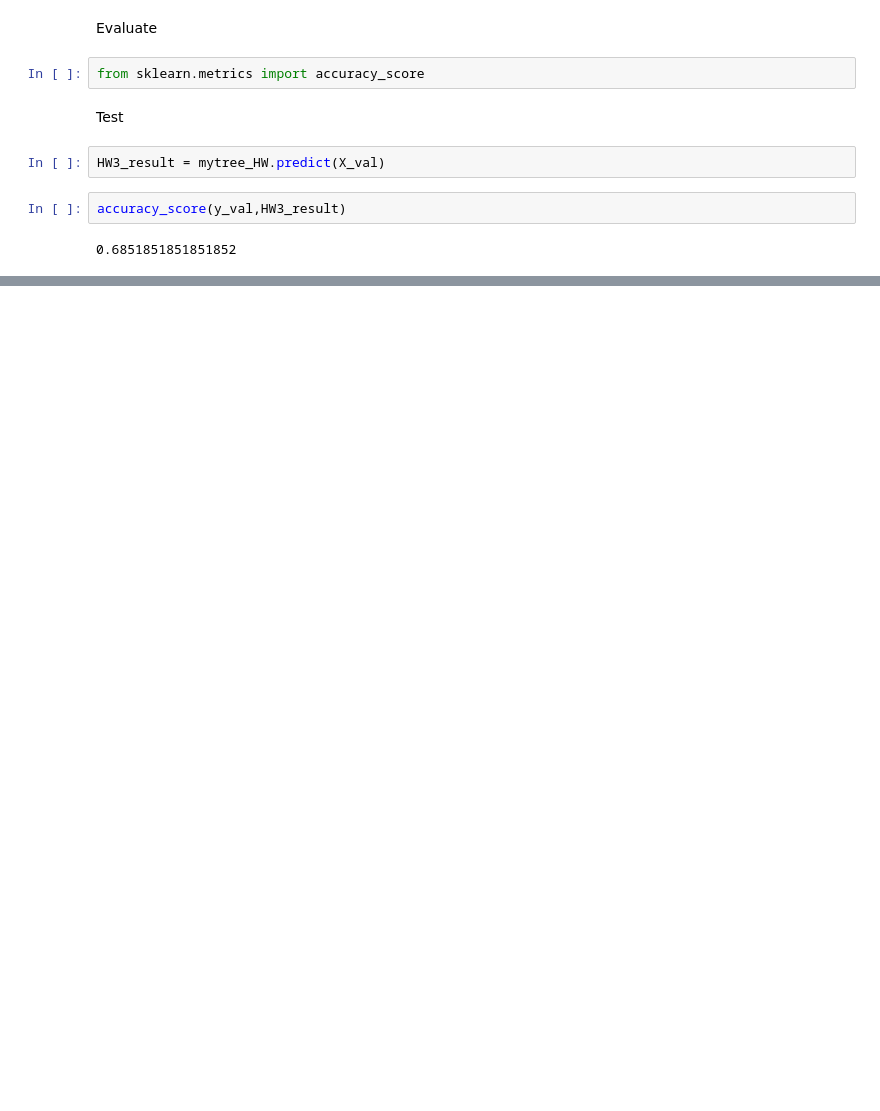
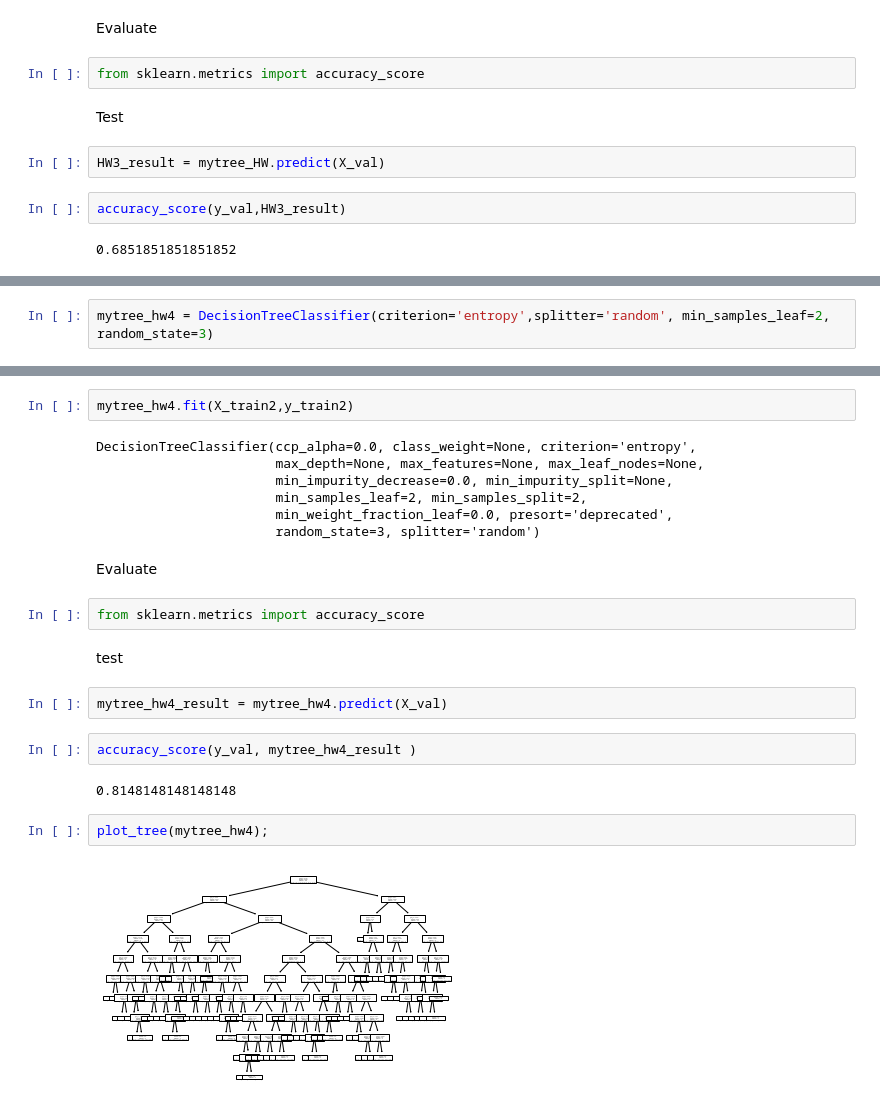
Before and after one commit to Chanunchida-May/DWDM21, a Jupyter notebook: Chapter7_Classification_(Decision_Tree).ipynb, the cells around one changed output, grey strips where cells are left out. Cells and saved outputs as stored; diff of their text form; blank space fills up the shorter version.

```diff
--- a/Chapter7_Classification_(Decision_Tree).ipynb
+++ b/Chapter7_Classification_(Decision_Tree).ipynb
@@ -336,0 +345,2 @@ accuracy_score(y_val,HW3_result)
+# %%
+mytree_hw4 = DecisionTreeClassifier(criterion='entropy',splitter='random', min_samples_leaf=2, random_state=3)
@@ -336,0 +349,25 @@ accuracy_score(y_val,HW3_result)
+# %%
+mytree_hw4.fit(X_train2,y_train2)
+# %% [output]
+DecisionTreeClassifier(ccp_alpha=0.0, class_weight=None, criterion='entropy',
+                       max_depth=None, max_features=None, max_leaf_nodes=None,
+                       min_impurity_decrease=0.0, min_impurity_split=None,
+                       min_samples_leaf=2, min_samples_split=2,
+                       min_weight_fraction_leaf=0.0, presort='deprecated',
+                       random_state=3, splitter='random')
+# %% [markdown]
+Evaluate
+# %%
+from sklearn.metrics import accuracy_score
+# %% [markdown]
+test
+# %%
+mytree_hw4_result = mytree_hw4.predict(X_val)
+# %%
+accuracy_score(y_val, mytree_hw4_result )
+# %% [output]
+0.8148148148148148
+# %%
+plot_tree(mytree_hw4);
+# %% [output]
+[figure, added]
```
Also changed, not shown: parts of 4 cells of this notebook.
